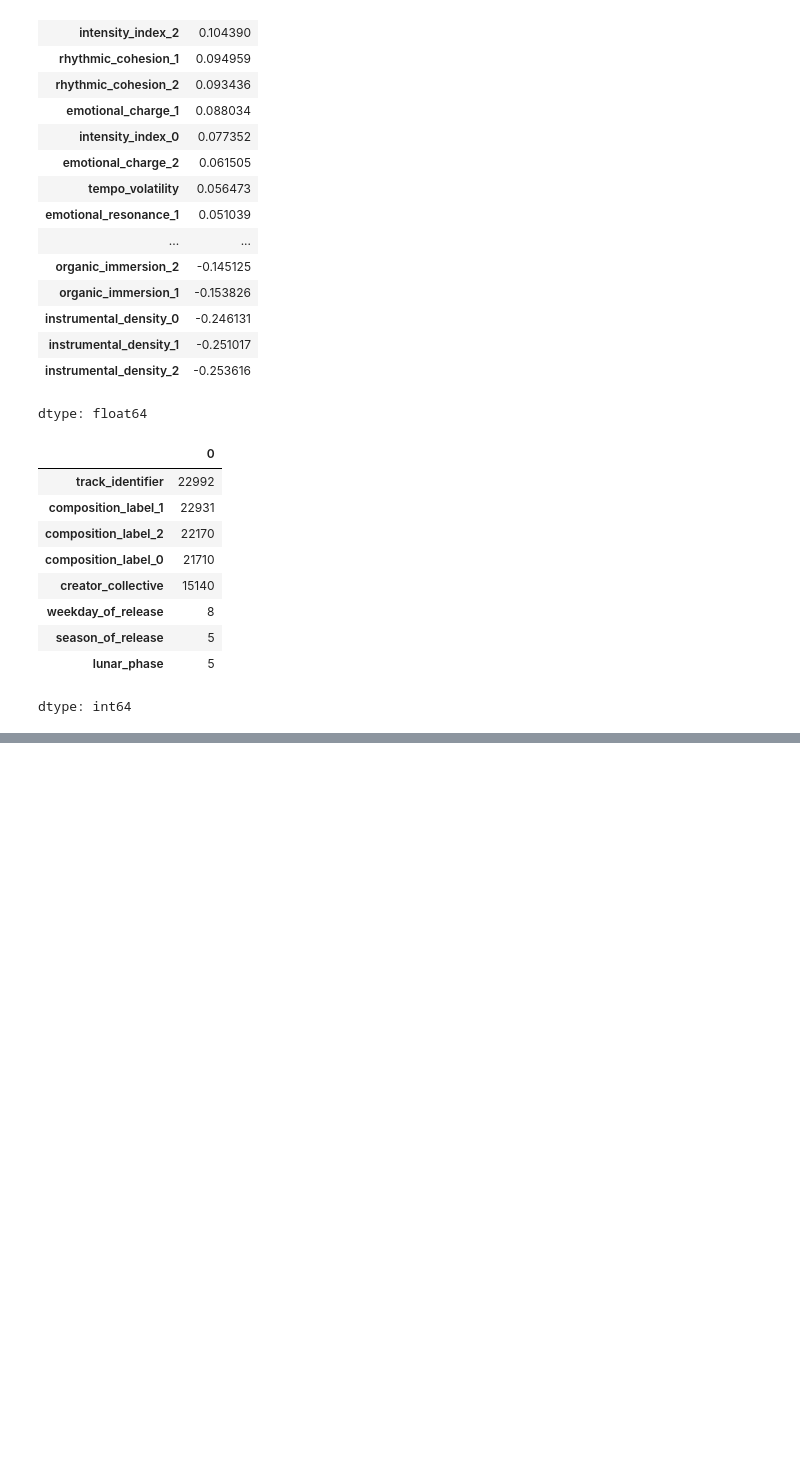
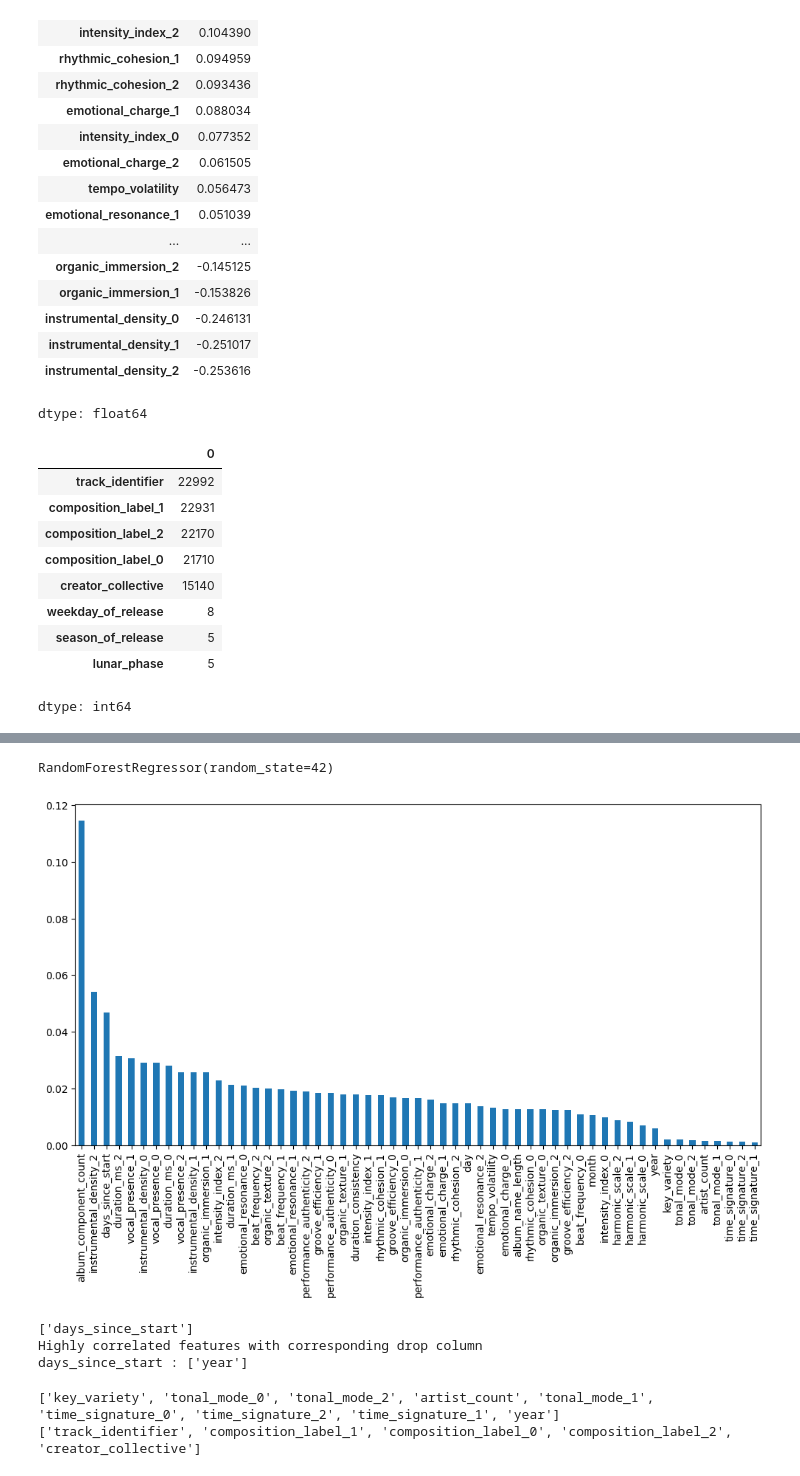
Before and after one commit to Kalana-Lakshan/ML-Self-Learning, a Jupyter notebook: ML_practice_4.ipynb, the cells around one changed output, grey strips where cells are left out. Cells and saved outputs as stored; diff of their text form; code cells hidden in the pictures; blank space fills up the shorter version.

```diff
--- a/ML_practice_4.ipynb
+++ b/ML_practice_4.ipynb
@@ -266,0 +294,19 @@ train_data[['track_identifier','composition_label_1','composition_label_0','comp
+# %%
+#using RandomForest for feature importance identification
+X = train_data[num_cols]
+y = train_data['target']
+
+feature_selection_model = RandomForestRegressor(
+    n_estimators = 100,
+    random_state = 42
+)
+
+feature_selection_model.fit(X,y)
+# %% [output]
+RandomForestRegressor(random_state=42)
+# %%
+feature_importances = pd.Series(feature_selection_model.feature_importances_,index = X.columns)
+feature_importances.sort_values(ascending = False).plot(kind = 'bar',figsize = (12,6))
+plt.show()
+# %% [output]
+[figure, added]
@@ -266,0 +315,19 @@ train_data[['track_identifier','composition_label_1','composition_label_0','comp
+# %%
+#checking for multicollinearity
+corr_matrix = X.corr().abs()
+upper = corr_matrix.where(np.triu(np.ones(corr_matrix.shape),k=1).astype(bool))
+drop_cols = [column for column in upper.columns if any(upper[column] > 0.95)]
+print(drop_cols)
+
+high_corr_pairs ={}
+for col in drop_cols:
+  high_corr = upper.index[upper[col] > 0.95].tolist()
+  high_corr_pairs[col] = high_corr
+
+print("Highly correlated features with corresponding drop column")
+for col,corr_cols in high_corr_pairs.items():
+  print(f"{col} : {corr_cols}")
+# %% [output]
+['days_since_start']
+Highly correlated features with corresponding drop column
+days_since_start : ['year']
@@ -266,0 +337,6 @@ train_data[['track_identifier','composition_label_1','composition_label_0','comp
+# %%
+print(num_cols_to_drop)
+print(cat_cols_to_drop)
+# %% [output]
+['key_variety', 'tonal_mode_0', 'tonal_mode_2', 'artist_count', 'tonal_mode_1', 'time_signature_0', 'time_signature_2', 'time_signature_1', 'year']
+['track_identifier', 'composition_label_1', 'composition_label_0', 'composition_label_2', 'creator_collective']
```
Also changed, not shown: parts of 9 cells of this notebook.
